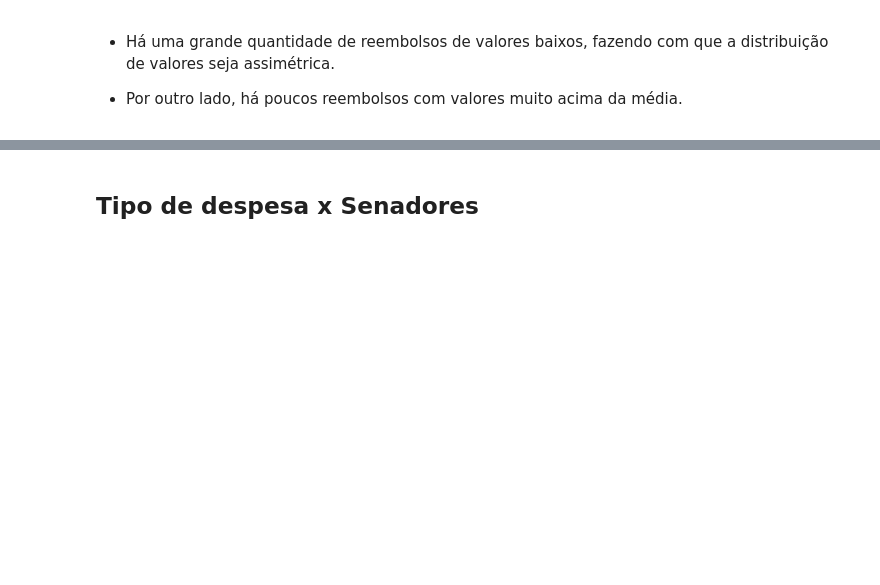
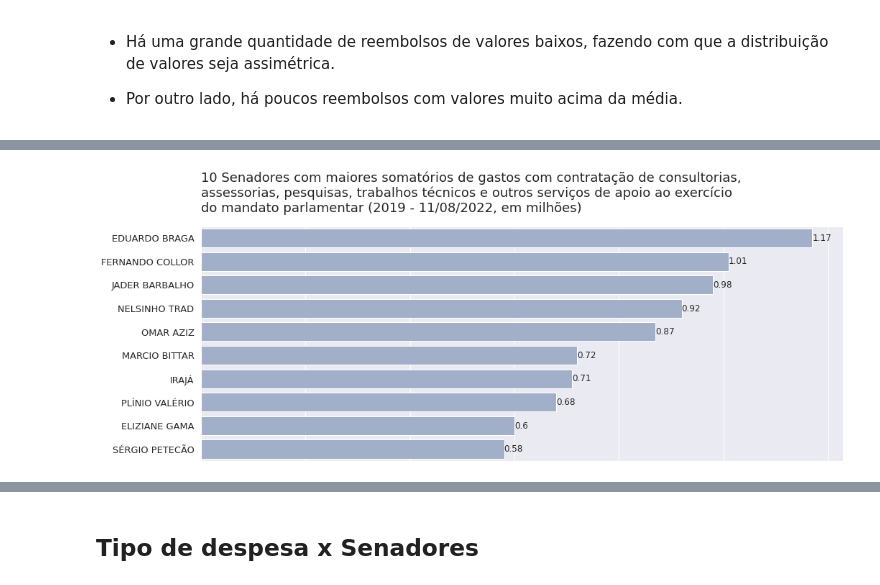
Before and after one commit to Tathy/Pesquisa-reembolsos-CEAPS, a Jupyter notebook: Pesquisa_sobre_dados_do_CEAPS.ipynb, the cells around one changed output, grey strips where cells are left out. Saved outputs shown, nothing was run; the diff lists cells and outputs as text; code cells hidden in the pictures; blank space fills up the shorter version.

```diff
--- a/Pesquisa_sobre_dados_do_CEAPS.ipynb
+++ b/Pesquisa_sobre_dados_do_CEAPS.ipynb
@@ -510,0 +528,20 @@ dados_ceaps.query('TIPO_DESPESA == @tipo_despesa').describe()
+# %%
+sns.set_theme(style="darkgrid")
+plt.figure(figsize = (16,6))
+paleta = ['#9aadd0' for i in range(0,10)]
+
+dados = dados_ceaps.query('TIPO_DESPESA == @tipo_despesa').groupby('SENADOR').sum().reset_index()[['SENADOR', 'VALOR_REEMBOLSADO']]
+dados['VALOR_REEMBOLSADO'] = (dados['VALOR_REEMBOLSADO']/1000000).round(2)
+ax = sns.barplot(data = dados.sort_values('VALOR_REEMBOLSADO', ascending = False).head(10), x = 'VALOR_REEMBOLSADO', y = 'SENADOR', palette = paleta)
+
+ax.set_title('10 Senadores com maiores somatórios de gastos com contratação de consultorias,\nassessorias, pesquisas, trabalhos técnicos e outros serviços de apoio ao exercício\ndo mandato parlamentar (2019 - 11/08/2022, em milhões)',
+             fontsize = 18, pad = 20, horizontalalignment = 'left', x = 0)
+ax.tick_params(axis = 'y', labelsize = 13)
+plt.xlabel('')
+plt.ylabel('')
+ax.bar_label(ax.containers[0])
+ax.set(xticklabels = [])
+
+plt.show()
+# %% [output]
+[figure, added]
```
Also changed, not shown: parts of 3 cells of this notebook, 3 other files.
